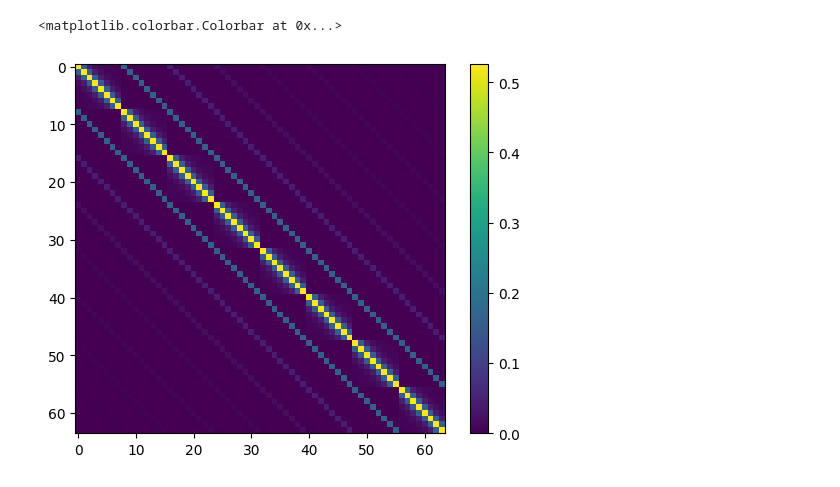
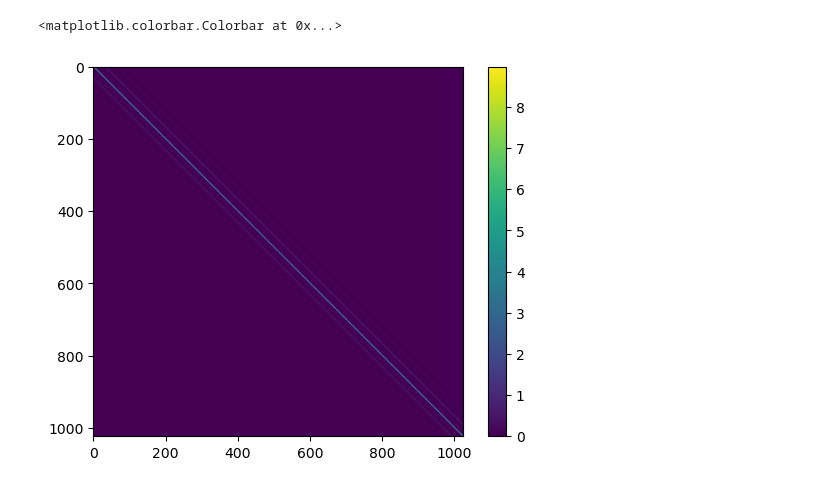
Before and after one commit to vijaymocherla/1d2e, a Jupyter notebook: python/two_electron.ipynb, the cells around one changed output. Cells and saved outputs as stored; diff of their text form; code cells hidden in the pictures.

```diff
--- a/python/two_electron.ipynb
+++ b/python/two_electron.ipynb
@@ -79,8 +81,0 @@ Text(0, 0.5, 'x2')
-# %%
-T1 = np.zeros((n,n))
-for i in range(n):
-    T1[i,i] = oe_kinetic(i+1,i+1)
-    for j in range(i+1,n):
-        T1[i,j] = oe_kinetic(i+1,j+1)
-        T1[j,i] = T1[i,j]
-V1 = np.diag([-2/np.sqrt(alpha + xi**2) for xi in x])
@@ -127,6 +82,12 @@ array([[ 0.53, -0.16,  0.04, -0.02,  0.01, -0.01,  0.  , -0.  ],
-# %%
-plt.imshow(abs(T))
-plt.colorbar()
-# %% [output]
-<matplotlib.colorbar.Colorbar at 0x...>
-[figure, removed]
+# %%
+atol = 1e-16
+heatmap = np.zeros(h.shape)
+for i in range(n**2):
+    for j in range(n**2):
+        if abs(h[i,j]) > atol:
+            heatmap[i,j] =  h[i,j]
+plt.imshow(abs(heatmap))
+plt.colorbar()
+# %% [output]
+<matplotlib.colorbar.Colorbar at 0x...>
+[figure, added]
```
Also changed, not shown: parts of 11 cells of this notebook.
